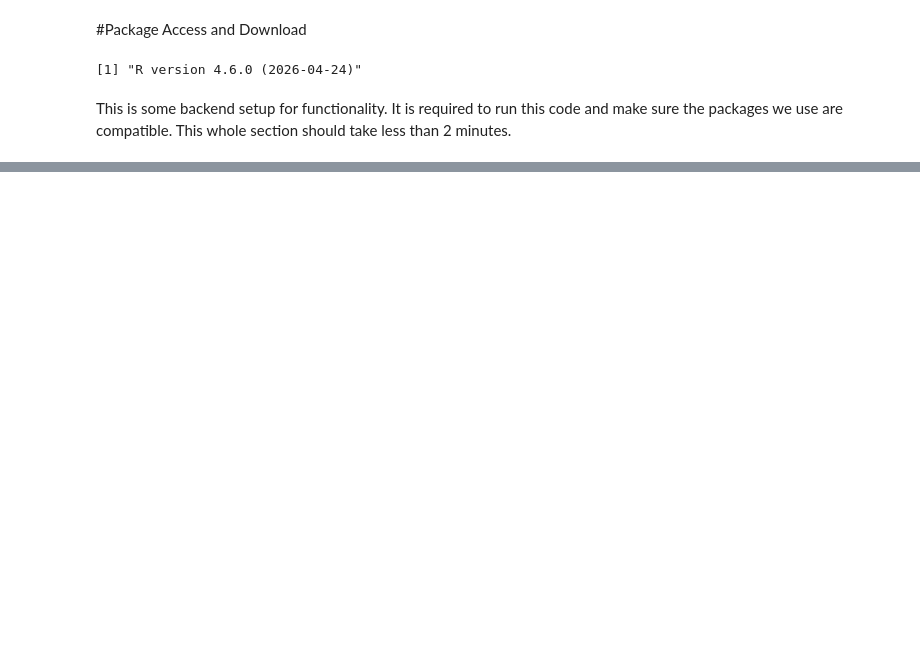
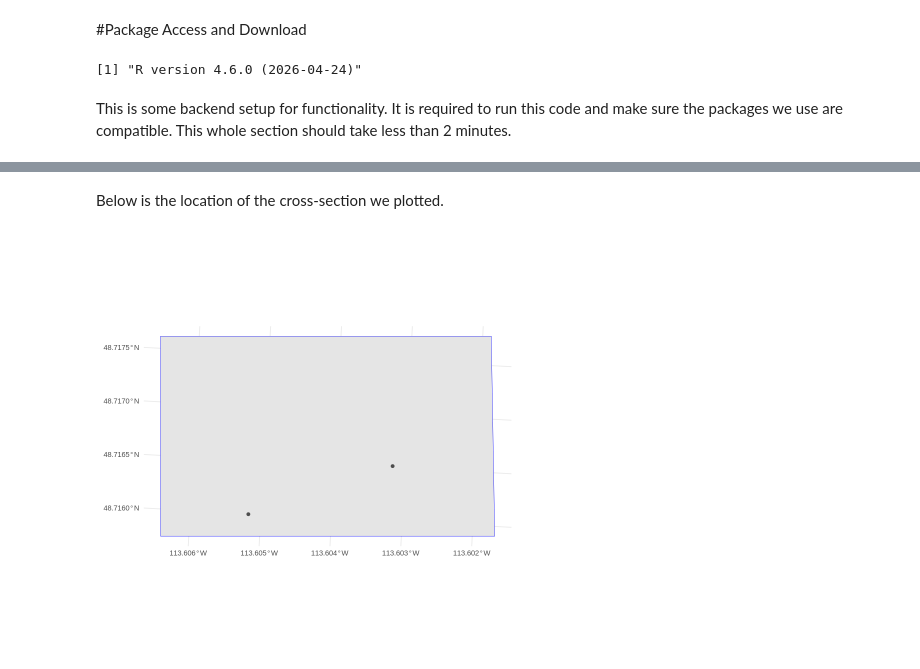
Before and after one commit to reblekah/UASLidarWorkshop_SKC_2026, a Jupyter notebook: UAS_Lidar_Workshop_2026.ipynb, the cells around one changed output, grey strips where cells are left out. Saved outputs shown, nothing was run; the diff lists cells and outputs as text; code cells hidden in the pictures; blank space fills up the shorter version.

```diff
--- a/UAS_Lidar_Workshop_2026.ipynb
+++ b/UAS_Lidar_Workshop_2026.ipynb
@@ -233,0 +185,8 @@ A
+# %%
+file_id <- "1Pqhu2O0g_JJihOFI7jEsbgLWjeX3besP" #Actual link to shared file: https://drive.google.com/file/d/1Pqhu2O0g_JJihOFI7jEsbgLWjeX3besP/view?usp=sharing
+public_file <- drive_get(as_id(file_id))
+drive_download(public_file, path = "FilteringPolygons.zip", overwrite = TRUE)
+unzip("FilteringPolygons.zip")
+Filter_poly<-sf::st_read("FilteringPolygons.shp")
+Extent1<-Filter_poly[1, ]
+print(ext(Extent1))
@@ -233,0 +225,13 @@ A
+# %% [markdown]
+Below is the location of the cross-section we plotted.
+# %%
+crosssection<- as.data.frame(rbind(p1,p2))
+colnames(crosssection)<-c("lat", "long")
+crosspoints<- st_as_sf(crosssection, coords = c("lat", "long"),crs=st_crs(Filter_poly))
+
+ggplot()+
+  geom_sf(data = Extent1, color = "Blue")+
+  geom_sf(data = crosspoints, color = "Grey30")+
+  theme_minimal()
+# %% [output]
+[figure, added]
```
Also changed, not shown: parts of 69 cells of this notebook.
